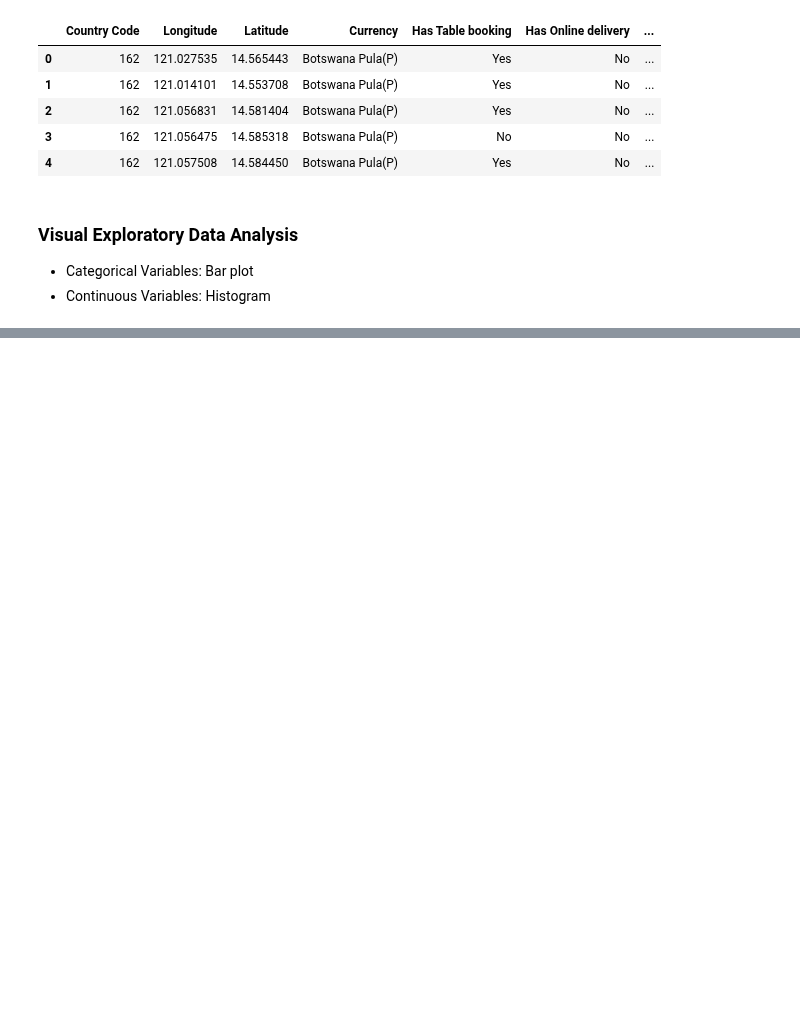
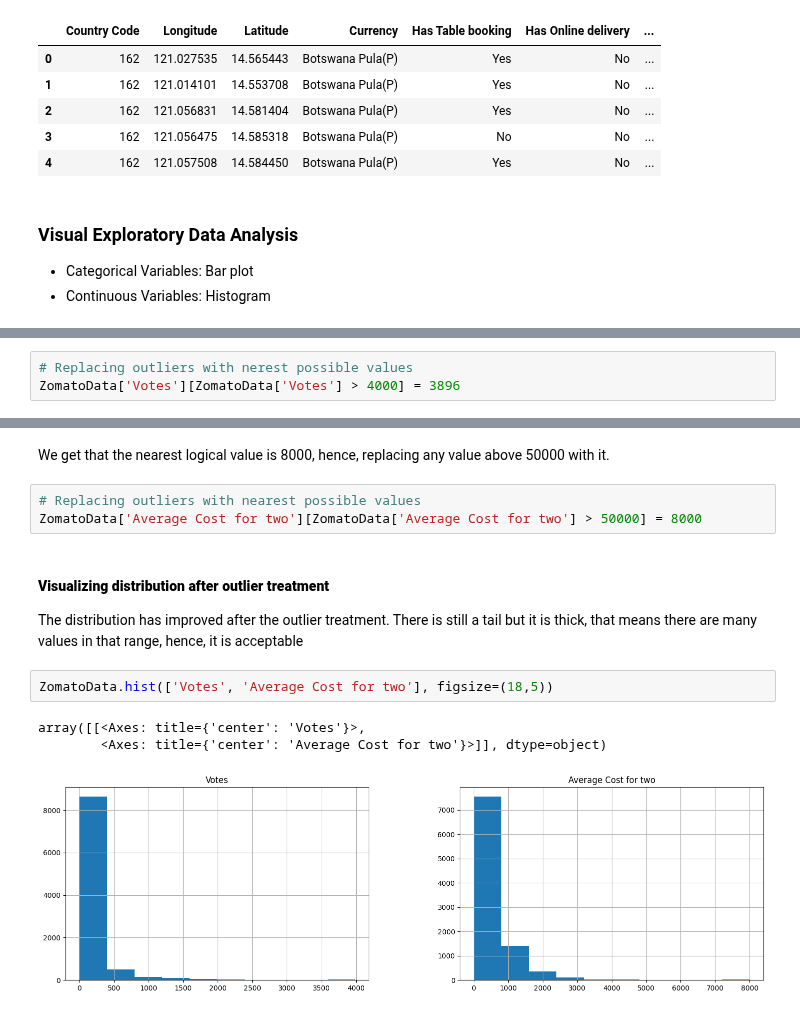
Before and after one commit to anish3565/Case_Studies, a Jupyter notebook: Regression/1. ZomatoRestaurantRating.ipynb, the cells around one changed output, grey strips where cells are left out. Cells and saved outputs as stored; diff of their text form; blank space fills up the shorter version.

```diff
--- a/Regression/1. ZomatoRestaurantRating.ipynb
+++ b/Regression/1. ZomatoRestaurantRating.ipynb
@@ -315,0 +415,3 @@ We can spot a categorical variable in the data by looking at the unique values i
+# %%
+# Replacing outliers with nerest possible values
+ZomatoData['Votes'][ZomatoData['Votes'] > 4000] = 3896
@@ -315,0 +436,14 @@ We can spot a categorical variable in the data by looking at the unique values i
+# %% [markdown]
+We get that the nearest logical value is 8000, hence, replacing any value above 50000 with it.
+# %%
+# Replacing outliers with nearest possible values
+ZomatoData['Average Cost for two'][ZomatoData['Average Cost for two'] > 50000] = 8000
+# %% [markdown]
+#### **Visualizing distribution after outlier treatment**
+The distribution has improved after the outlier treatment. There is still a tail but it is thick, that means there are many values in that range, hence, it is acceptable
+# %%
+ZomatoData.hist(['Votes', 'Average Cost for two'], figsize=(18,5))
+# %% [output]
+array([[<Axes: title={'center': 'Votes'}>,
+        <Axes: title={'center': 'Average Cost for two'}>]], dtype=object)
+[figure, added]
```
Also changed, not shown: parts of 25 cells of this notebook.
